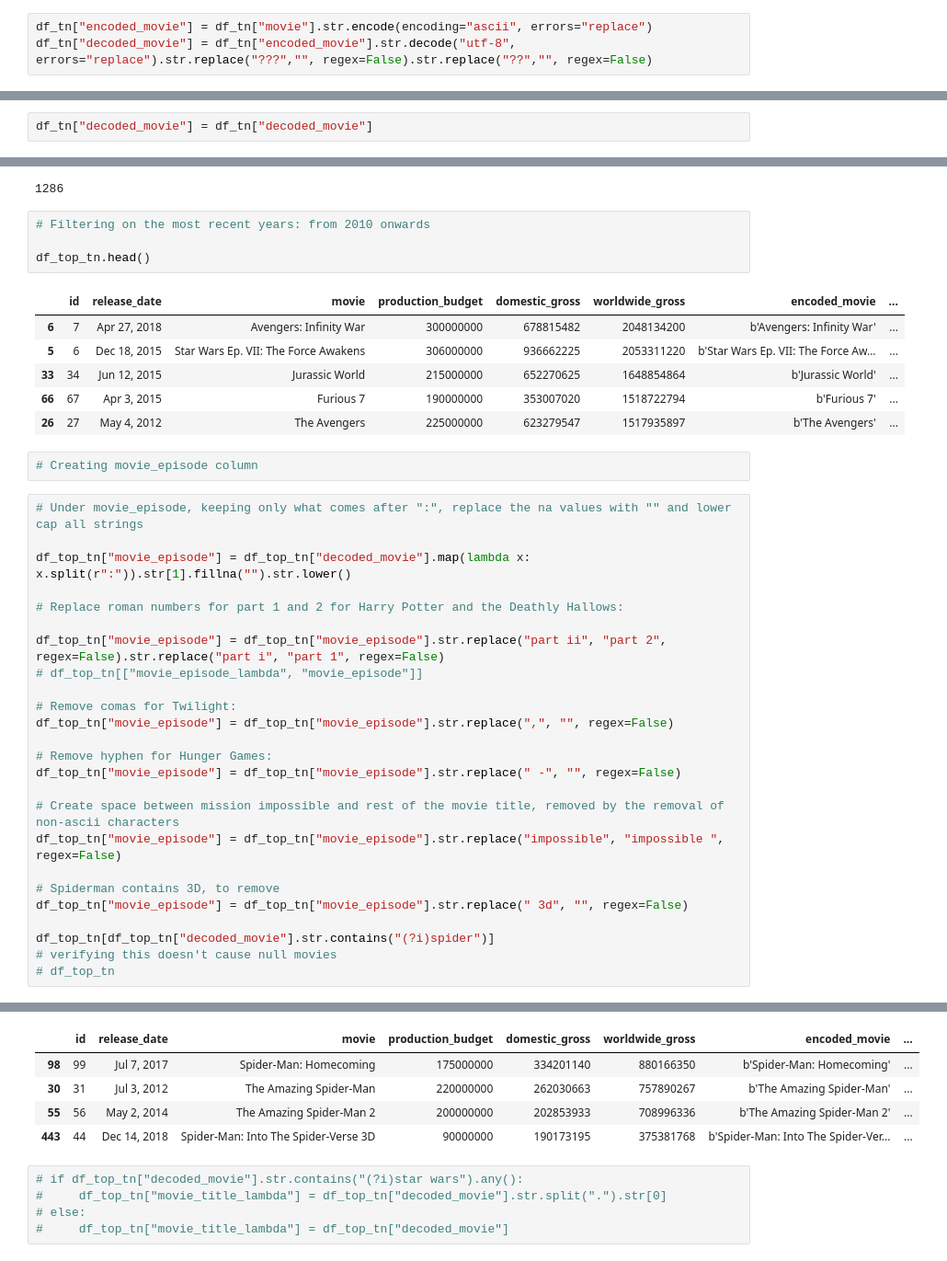
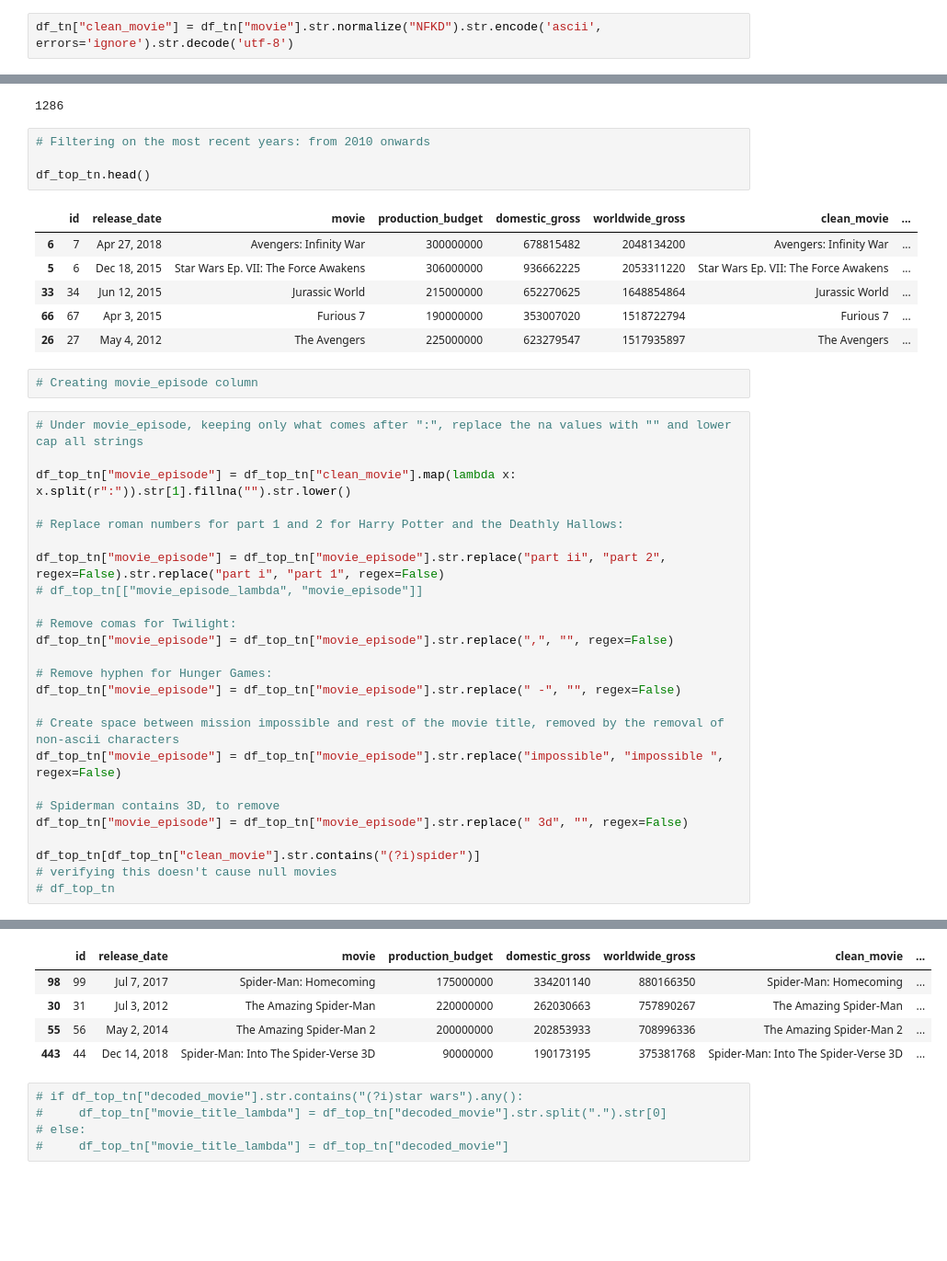
Before and after one commit to AlbaneCM/MicrosoftMovieAnalysis, a Jupyter notebook: microsoft-movie-analysis.ipynb, the cells around one changed output, grey strips where cells are left out. Shown: that part at 92% size. Drawn from its saved outputs; the diff is of its cells as text; blank space fills up the shorter version.

```diff
--- a/microsoft-movie-analysis.ipynb
+++ b/microsoft-movie-analysis.ipynb
@@ -695,5 +695,4 @@ The movie column was saved in the file with non-ascii characters, so these need
 
 The column needs to be encoded as the raw file contains them, to decoded to be read as string again, to replace the characters.
 # %%
-df_tn["encoded_movie"] = df_tn["movie"].str.encode(encoding="ascii", errors="replace")
-df_tn["decoded_movie"] = df_tn["encoded_movie"].str.decode("utf-8", errors="replace").str.replace("???","", regex=False).str.replace("??","", regex=False)
+df_tn["clean_movie"] = df_tn["movie"].str.normalize("NFKD").str.encode('ascii', errors='ignore').str.decode('utf-8')
@@ -732,3 +699 @@ df_tn[["encoded_movie", "movie", "decoded_movie"]]
-# %%
-df_tn["decoded_movie"] = df_tn["decoded_movie"]
 # %%
@@ -936,18 +868,18 @@ len(df_top_tn)
 
 df_top_tn.head()
 # %% [output]
-|  | id | release_date | movie | production_budget | domestic_gross | worldwide_gross | encoded_movie | ... |
-| 6 | 7 | Apr 27, 2018 | Avengers: Infinity War | 300000000 | 678815482 | 2048134200 | b'Avengers: Infinity War' | ... |
-| 5 | 6 | Dec 18, 2015 | Star Wars Ep. VII: The Force Awakens | 306000000 | 936662225 | 2053311220 | b'Star Wars Ep. VII: The Force Aw... | ... |
-| 33 | 34 | Jun 12, 2015 | Jurassic World | 215000000 | 652270625 | 1648854864 | b'Jurassic World' | ... |
-| 66 | 67 | Apr 3, 2015 | Furious 7 | 190000000 | 353007020 | 1518722794 | b'Furious 7' | ... |
-| 26 | 27 | May 4, 2012 | The Avengers | 225000000 | 623279547 | 1517935897 | b'The Avengers' | ... |
+|  | id | release_date | movie | production_budget | domestic_gross | worldwide_gross | clean_movie | ... |
+| 6 | 7 | Apr 27, 2018 | Avengers: Infinity War | 300000000 | 678815482 | 2048134200 | Avengers: Infinity War | ... |
+| 5 | 6 | Dec 18, 2015 | Star Wars Ep. VII: The Force Awakens | 306000000 | 936662225 | 2053311220 | Star Wars Ep. VII: The Force Awakens | ... |
+| 33 | 34 | Jun 12, 2015 | Jurassic World | 215000000 | 652270625 | 1648854864 | Jurassic World | ... |
+| 66 | 67 | Apr 3, 2015 | Furious 7 | 190000000 | 353007020 | 1518722794 | Furious 7 | ... |
+| 26 | 27 | May 4, 2012 | The Avengers | 225000000 | 623279547 | 1517935897 | The Avengers | ... |
 # %%
 # Creating movie_episode column
 # %%
 # Under movie_episode, keeping only what comes after ":", replace the na values with "" and lower cap all strings
 
-df_top_tn["movie_episode"] = df_top_tn["decoded_movie"].map(lambda x: x.split(r":")).str[1].fillna("").str.lower()
+df_top_tn["movie_episode"] = df_top_tn["clean_movie"].map(lambda x: x.split(r":")).str[1].fillna("").str.lower()
 
 # Replace roman numbers for part 1 and 2 for Harry Potter and the Deathly Hallows:
 
@@ -966,7 +898,7 @@ df_top_tn["movie_episode"] = df_top_tn["movie_episode"].str.replace("impossible"
 # Spiderman contains 3D, to remove
 df_top_tn["movie_episode"] = df_top_tn["movie_episode"].str.replace(" 3d", "", regex=False)
 
-df_top_tn[df_top_tn["decoded_movie"].str.contains("(?i)spider")]
+df_top_tn[df_top_tn["clean_movie"].str.contains("(?i)spider")]
 # verifying this doesn't cause null movies
 # df_top_tn
 # %% [output]
@@ -978,20 +910,20 @@ See the caveats in the documentation: https://pandas.pydata.org/pandas-docs/stab
 A value is trying to be set on a copy of a slice from a DataFrame.
 Try using .loc[row_indexer,col_indexer] = value instead
 
 See the caveats in the documentation: https://pandas.pydata.org/pandas-docs/stable/user_guide/indexing.html#returning-a-view-versus-a-copy
   df_top_tn["movie_episode"] = df_top_tn["movie_episode"].str.replace("part ii", "part 2", regex=False).str.replace("part i", "part 1", regex=False)
 A value is trying to be set on a copy of a slice from a DataFrame.
 Try using .loc[row_indexer,col_indexer] = value instead
 ... (14 lines left out)
 Try using .loc[row_indexer,col_indexer] = value instead
 
 See the caveats in the documentation: https://pandas.pydata.org/pandas-docs/stable/user_guide/indexing.html#returning-a-view-versus-a-copy
   df_top_tn["movie_episode"] = df_top_tn["movie_episode"].str.replace(" 3d", "", regex=False)
-|  | id | release_date | movie | production_budget | domestic_gross | worldwide_gross | encoded_movie | ... |
-| 98 | 99 | Jul 7, 2017 | Spider-Man: Homecoming | 175000000 | 334201140 | 880166350 | b'Spider-Man: Homecoming' | ... |
-| 30 | 31 | Jul 3, 2012 | The Amazing Spider-Man | 220000000 | 262030663 | 757890267 | b'The Amazing Spider-Man' | ... |
-| 55 | 56 | May 2, 2014 | The Amazing Spider-Man 2 | 200000000 | 202853933 | 708996336 | b'The Amazing Spider-Man 2' | ... |
-| 443 | 44 | Dec 14, 2018 | Spider-Man: Into The Spider-Verse 3D | 90000000 | 190173195 | 375381768 | b'Spider-Man: Into The Spider-Ver... | ... |
+|  | id | release_date | movie | production_budget | domestic_gross | worldwide_gross | clean_movie | ... |
+| 98 | 99 | Jul 7, 2017 | Spider-Man: Homecoming | 175000000 | 334201140 | 880166350 | Spider-Man: Homecoming | ... |
+| 30 | 31 | Jul 3, 2012 | The Amazing Spider-Man | 220000000 | 262030663 | 757890267 | The Amazing Spider-Man | ... |
+| 55 | 56 | May 2, 2014 | The Amazing Spider-Man 2 | 200000000 | 202853933 | 708996336 | The Amazing Spider-Man 2 | ... |
+| 443 | 44 | Dec 14, 2018 | Spider-Man: Into The Spider-Verse 3D | 90000000 | 190173195 | 375381768 | Spider-Man: Into The Spider-Verse 3D | ... |
 # %%
 # if df_top_tn["decoded_movie"].str.contains("(?i)star wars").any():
 #     df_top_tn["movie_title_lambda"] = df_top_tn["decoded_movie"].str.split(".").str[0]
```
Also changed, not shown: parts of 72 cells of this notebook.
